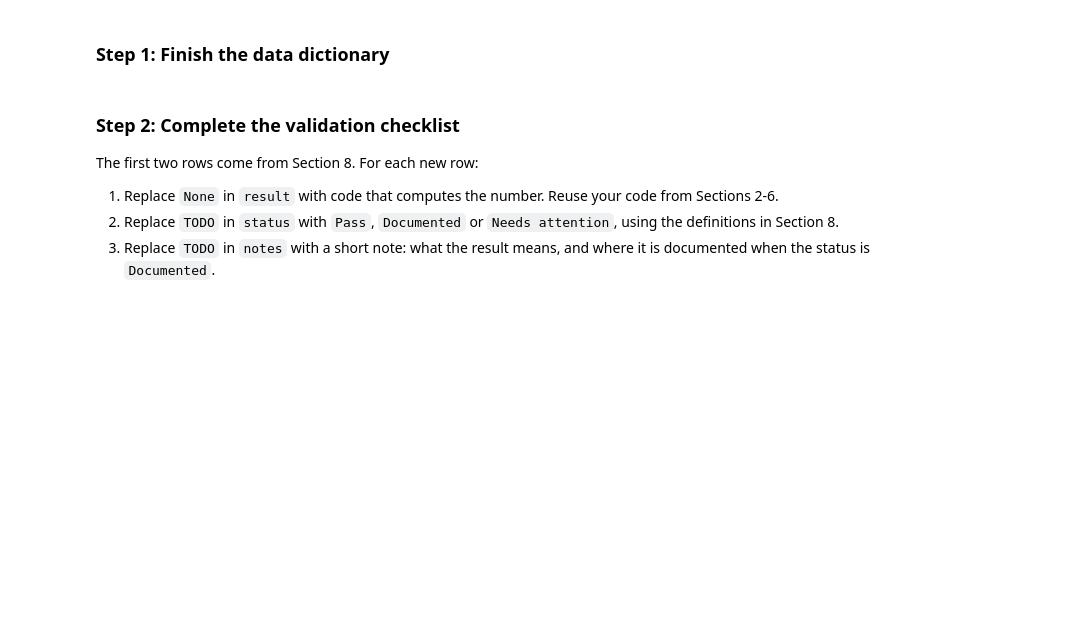
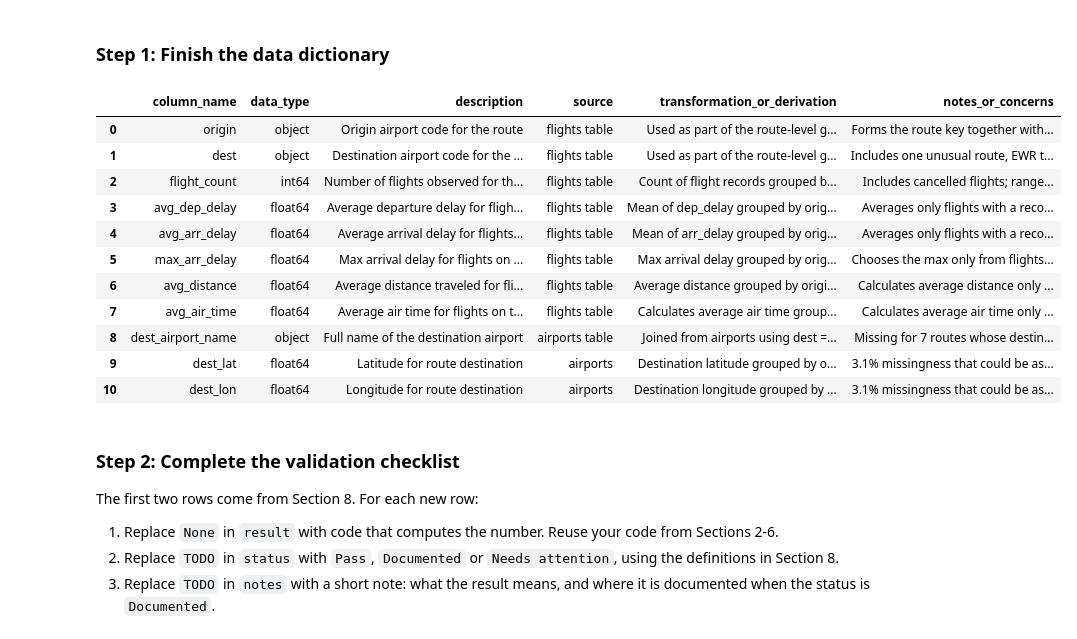
Before and after one commit to JonathanStachowiak/ban6003-week-11-abt-documentation-Jonathan-Stachowiak2, a Jupyter notebook: notebooks/module11_abt_documentation_guided_lab.ipynb, the cells around one changed output. Drawn from its saved outputs; the diff is of its cells as text; code cells hidden in the pictures; blank space fills up the shorter version.

```diff
--- a/notebooks/module11_abt_documentation_guided_lab.ipynb
+++ b/notebooks/module11_abt_documentation_guided_lab.ipynb
@@ -395,7 +542,9 @@ In the offline assignment you will complete the dictionary rows for the five ABT
 # Your Turn 5 - document the ABT column avg_dep_delay (one dictionary row).
 # Replace the four empty strings, in the order of doc_fields, then run the cell.
 your_turn_entries = {
-    "avg_dep_delay": ["", "", "", ""],
+    "avg_dep_delay": ["Average departure delay for flights on the route, in minutes", "flights table",
+    "Mean of dep_delay grouped by origin and destination",
+    "Averages only flights with a recorded departure delay; negative means early on average"],
 }
 
 for abt_column, values in your_turn_entries.items():
@@ -503,18 +663,41 @@ An analyst on another team will use the route ABT next week and cannot ask you t
 # %%
 # Offline Assignment, step 1 - document the five remaining ABT columns.
 # Replace the empty strings, four values per column in the order of doc_fields, then run the cell.
 remaining_entries = {
-    "max_arr_delay": ["", "", "", ""],
-    "avg_distance": ["", "", "", ""],
-    "avg_air_time": ["", "", "", ""],
-    "dest_lat": ["", "", "", ""],
-    "dest_lon": ["", "", "", ""],
+    "max_arr_delay": ["Max arrival delay for flights on the route, in minutes", "flights table",
+    "Max arrival delay grouped by origin and destination",
+    "Chooses the max only from flights with a recorded avg_arr_delay; negative means early on average"],
+    "avg_distance": ["Average distance traveled for flights on the route, in miles", "flights table",
+    "Average distance grouped by origin and destination",
+    "Calculates average distance only from flights with a recorded distance"],
+    "avg_air_time": ["Average air time for flights on the route, in minutes", "flights table",
+    "Calculates average air time grouped by origin and destination",
+    "Calculates average air time only from flights with a recorded air_time"],
+    "dest_lat": ["Latitude for route destination", "airports",
+    "Destination latitude grouped by origin-destination",
+    "3.1% missingness that could be associated with a large number of flights"],
+    "dest_lon": ["Longitude for route destination", "airports",
+    "Destination longitude grouped by origin-destination",
+    "3.1% missingness that could be associated with a large number of flights"],
 }
 
 for abt_column, values in remaining_entries.items():
     data_dictionary.loc[data_dictionary["column_name"] == abt_column, doc_fields] = values
 
 data_dictionary
+# %% [output]
+|  | column_name | data_type | description | source | transformation_or_derivation | notes_or_concerns |
+| 0 | origin | object | Origin airport code for the route | flights table | Used as part of the route-level g... | Forms the route key together with... |
+| 1 | dest | object | Destination airport code for the ... | flights table | Used as part of the route-level g... | Includes one unusual route, EWR t... |
+| 2 | flight_count | int64 | Number of flights observed for th... | flights table | Count of flight records grouped b... | Includes cancelled flights; range... |
+| 3 | avg_dep_delay | float64 | Average departure delay for fligh... | flights table | Mean of dep_delay grouped by orig... | Averages only flights with a reco... |
+| 4 | avg_arr_delay | float64 | Average arrival delay for flights... | flights table | Mean of arr_delay grouped by orig... | Averages only flights with a reco... |
+| 5 | max_arr_delay | float64 | Max arrival delay for flights on ... | flights table | Max arrival delay grouped by orig... | Chooses the max only from flights... |
+| 6 | avg_distance | float64 | Average distance traveled for fli... | flights table | Average distance grouped by origi... | Calculates average distance only ... |
+| 7 | avg_air_time | float64 | Average air time for flights on t... | flights table | Calculates average air time group... | Calculates average air time only ... |
+| 8 | dest_airport_name | object | Full name of the destination airport | airports table | Joined from airports using dest =... | Missing for 7 routes whose destin... |
+| 9 | dest_lat | float64 | Latitude for route destination | airports | Destination latitude grouped by o... | 3.1% missingness that could be as... |
+| 10 | dest_lon | float64 | Longitude for route destination | airports | Destination longitude grouped by ... | 3.1% missingness that could be as... |
 # %% [markdown]
 ### Step 2: Complete the validation checklist
 
```
Also changed, not shown: parts of 32 cells of this notebook, 3 other files.
